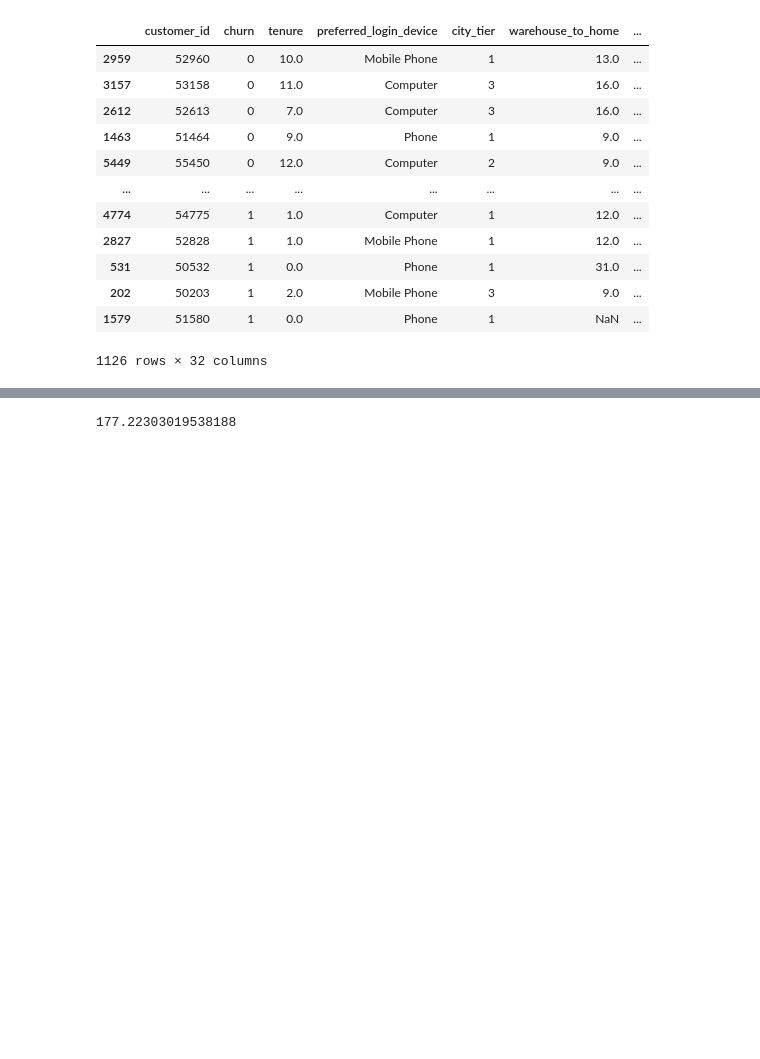
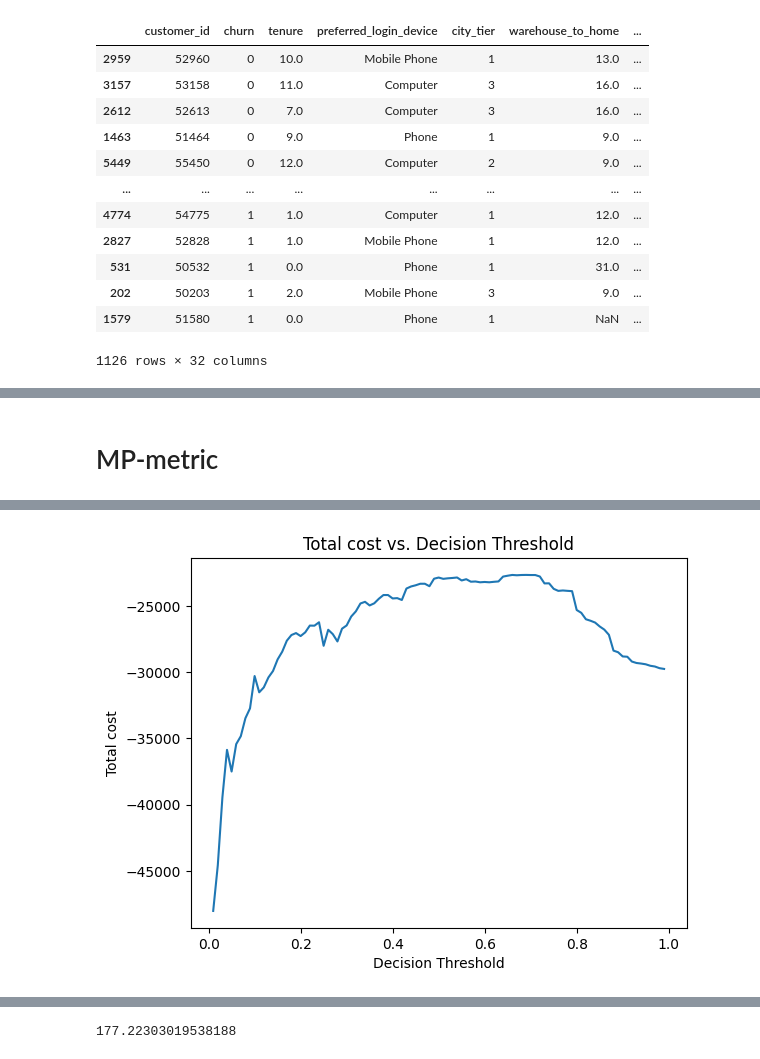
Before and after one commit to stijn-dg/End-to-end-project---Customer-churn, a Jupyter notebook: notebooks/e_commerce_churn.ipynb, the cells around one changed output, grey strips where cells are left out. Saved outputs shown, nothing was run; the diff lists cells and outputs as text; code cells hidden in the pictures; blank space fills up the shorter version.

```diff
--- a/notebooks/e_commerce_churn.ipynb
+++ b/notebooks/e_commerce_churn.ipynb
@@ -464,0 +474,23 @@ EP :  32.936244553883824
+# %%
+test_predictions_log_2 = test.copy(deep=True)
+test_predictions_log_2["y_predicted"] = best_pipeline_log_reg.predict(test_predictions_log_2.drop(y, axis=1))
+test_predictions_log_2["churn_encoded"] = fit_le.transform(test_predictions_log_2["churn"])
+
+# first check if customers have multiple rows => if so check if we can take other if this instance-based cost
+impute = SimpleImputer(strategy='median')
+test_predictions_log_2['A'] = impute.fit_transform(
+    (test_predictions_log_2["order_count"]*test_predictions_log_2["tenure"]).to_frame())[:, 0]
+
+
+# Step 3: Apply the function to calculate the cost for each instance and create the instance-dependent cost matrix
+test_predictions_log_2['instance_cost'] = test_predictions_log_2.apply(lambda row: instance_dependent_cost_churn_2(
+    row['y_predicted'], row["churn_encoded"], row["A"]), axis=1)
+
+test_predictions_log_2["y_predicted_decoded"] = fit_le.inverse_transform(
+    test_predictions_log_2["y_predicted"])
+
+# Print the DataFrame with the instance-dependent cost matrix
+test_predictions_log_2[['churn', 'y_predicted_decoded', "A", 'instance_cost']]
+
+print(f"Test cost/loss = {test_predictions_log_2['instance_cost'].sum():.0f}.")
+print(' total cost/loss average : ' , test_predictions_log_2['instance_cost'].sum()/len(test_predictions_log_2))
@@ -464,0 +525,7 @@ EP :  32.936244553883824
+# %% [markdown]
+# MP-metric
+# %%
+cb_column = 'A'
+test_predictions_log_2['y_predicted_proba_log']= best_pipeline_log_reg.predict_proba(test_predictions_log_2.drop(y, axis=1))[:, 1]
+best_threshold_log, AMC_log, lowest_cost_log = compute_best_threshold_2(test_predictions_log_2, best_pipeline_log_reg, y,cb_column, y_predicted_proba_col_name="y_predicted_proba_log", instance_dependent_cost_type= 'churn_2' )
+# %% [output]
@@ -464,0 +549 @@ EP :  32.936244553883824
+[figure, added]
```
Also changed, not shown: parts of 79 cells of this notebook, 18 other files.
